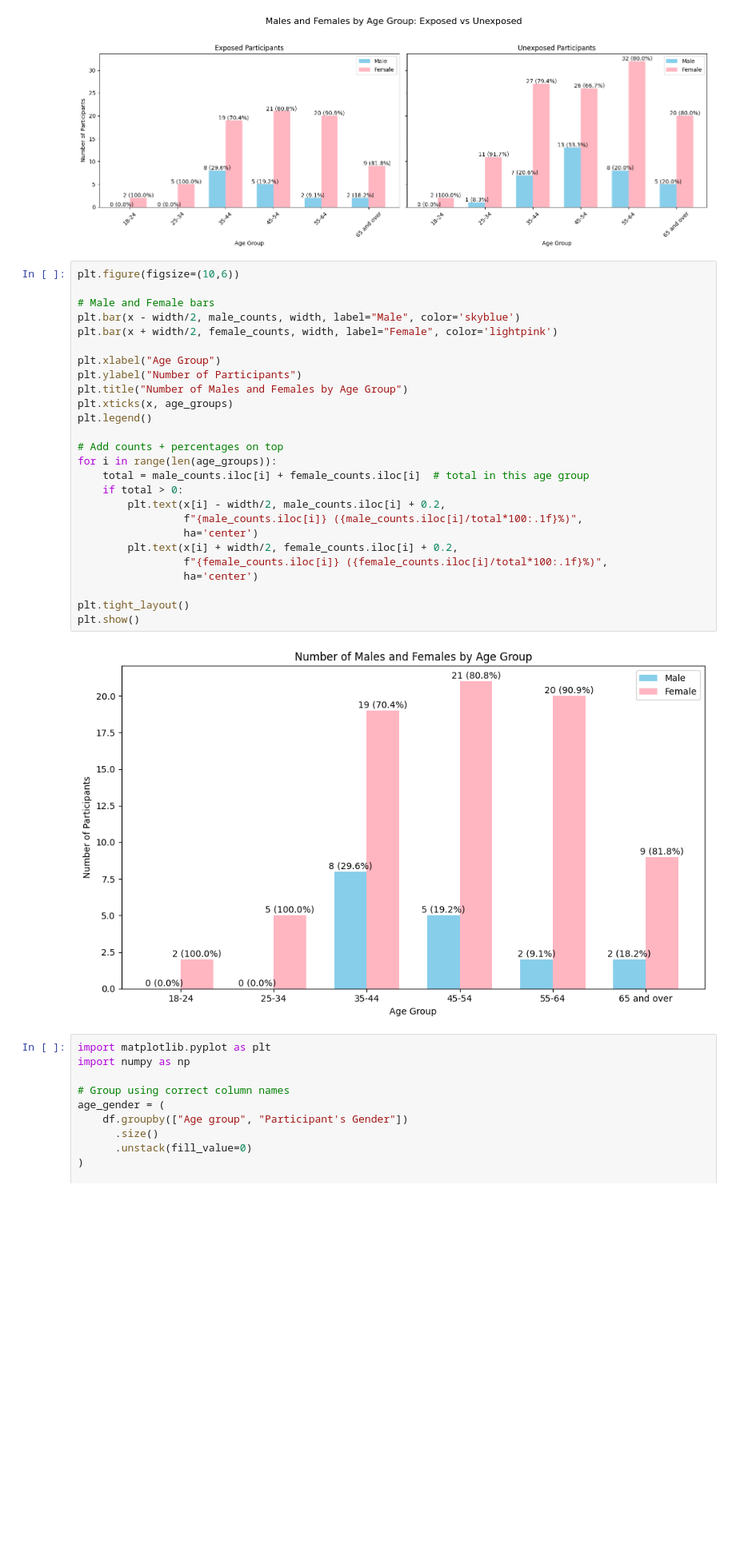
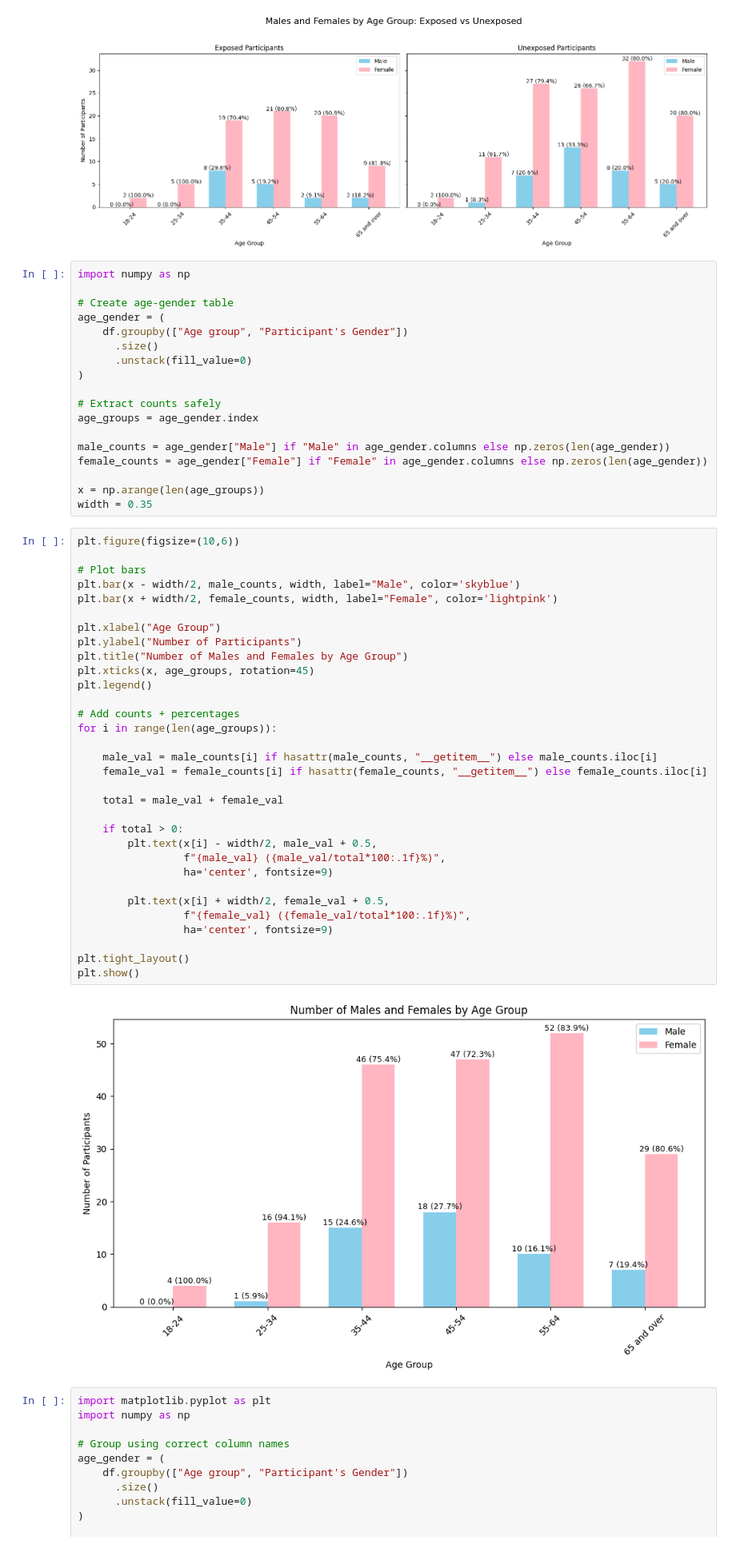
Before and after one commit to JabulaniMcineka/MyProjects, a Jupyter notebook: Untitled3.ipynb, the cells around one changed output. Shown at 80% size. Drawn from its saved outputs; the diff is of its cells as text; blank space fills up the shorter version.

```diff
--- a/Untitled3.ipynb
+++ b/Untitled3.ipynb
@@ -270,34 +231,58 @@ plt.tight_layout(rect=[0, 0, 1, 0.95])
 plt.show()
 # %% [output]
 [figure]
+# %%
+import numpy as np
+
+# Create age-gender table
+age_gender = (
+    df.groupby(["Age group", "Participant's Gender"])
+      .size()
+      .unstack(fill_value=0)
+)
+
+# Extract counts safely
+age_groups = age_gender.index
+
+male_counts = age_gender["Male"] if "Male" in age_gender.columns else np.zeros(len(age_gender))
+female_counts = age_gender["Female"] if "Female" in age_gender.columns else np.zeros(len(age_gender))
+
+x = np.arange(len(age_groups))
+width = 0.35
 # %%
 plt.figure(figsize=(10,6))
 
-# Male and Female bars
+# Plot bars
 plt.bar(x - width/2, male_counts, width, label="Male", color='skyblue')
 plt.bar(x + width/2, female_counts, width, label="Female", color='lightpink')
 
 plt.xlabel("Age Group")
 plt.ylabel("Number of Participants")
 plt.title("Number of Males and Females by Age Group")
-plt.xticks(x, age_groups)
+plt.xticks(x, age_groups, rotation=45)
 plt.legend()
 
-# Add counts + percentages on top
+# Add counts + percentages
 for i in range(len(age_groups)):
-    total = male_counts.iloc[i] + female_counts.iloc[i]  # total in this age group
+
+    male_val = male_counts[i] if hasattr(male_counts, "__getitem__") else male_counts.iloc[i]
+    female_val = female_counts[i] if hasattr(female_counts, "__getitem__") else female_counts.iloc[i]
+
+    total = male_val + female_val
+
     if total > 0:
-        plt.text(x[i] - width/2, male_counts.iloc[i] + 0.2,
-                 f"{male_counts.iloc[i]} ({male_counts.iloc[i]/total*100:.1f}%)",
-                 ha='center')
-        plt.text(x[i] + width/2, female_counts.iloc[i] + 0.2,
-                 f"{female_counts.iloc[i]} ({female_counts.iloc[i]/total*100:.1f}%)",
-                 ha='center')
+        plt.text(x[i] - width/2, male_val + 0.5,
+                 f"{male_val} ({male_val/total*100:.1f}%)",
+                 ha='center', fontsize=9)
+
+        plt.text(x[i] + width/2, female_val + 0.5,
+                 f"{female_val} ({female_val/total*100:.1f}%)",
+                 ha='center', fontsize=9)
 
 plt.tight_layout()
 plt.show()
 # %% [output]
-[figure, old version]
+[figure, new version]
 # %%
 import matplotlib.pyplot as plt
 import numpy as np
```
Also changed, not shown: parts of 3 cells of this notebook.
